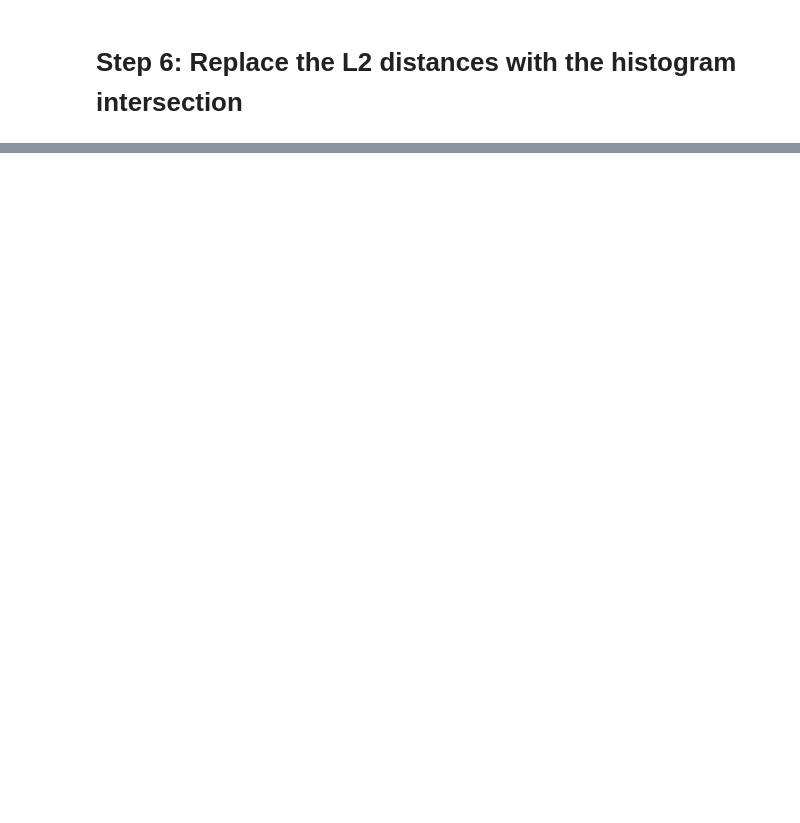
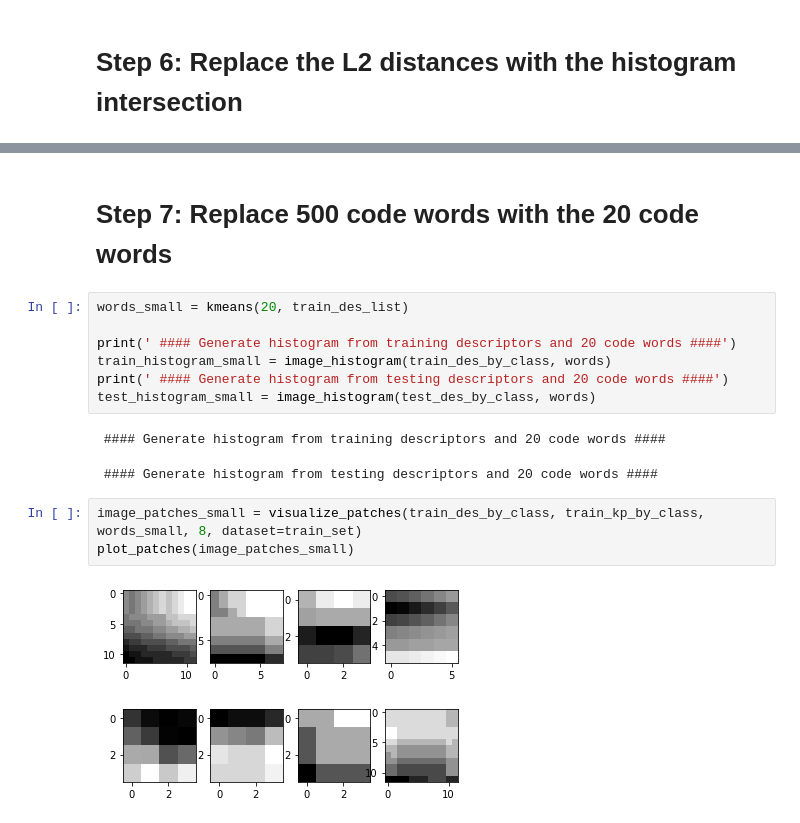
Before and after one commit to LANNDS18/Vision_SIFT, a Jupyter notebook: SIFT_train.ipynb, the cells around one changed output, grey strips where cells are left out. Cells and saved outputs as stored; diff of their text form; blank space fills up the shorter version.

Commit message:
feaeture/ Enable Step 7 and Rename the variable of it

```diff
--- a/SIFT_train.ipynb
+++ b/SIFT_train.ipynb
@@ -499,0 +540,17 @@ The average of predication based on Histogram Intersection KNN for all classes i
+# %% [markdown]
+# Step 7: Replace 500 code words with the 20 code words
+# %%
+words_small = kmeans(20, train_des_list)
+
+print(' #### Generate histogram from training descriptors and 20 code words ####')
+train_histogram_small = image_histogram(train_des_by_class, words)
+print(' #### Generate histogram from testing descriptors and 20 code words ####')
+test_histogram_small = image_histogram(test_des_by_class, words)
+# %% [output]
+ #### Generate histogram from training descriptors and 20 code words ####
+ #### Generate histogram from testing descriptors and 20 code words ####
+# %%
+image_patches_small = visualize_patches(train_des_by_class, train_kp_by_class, words_small, 8, dataset=train_set)
+plot_patches(image_patches_small)
+# %% [output]
+[figure, added]
```
Also changed, not shown: parts of 19 cells of this notebook.
